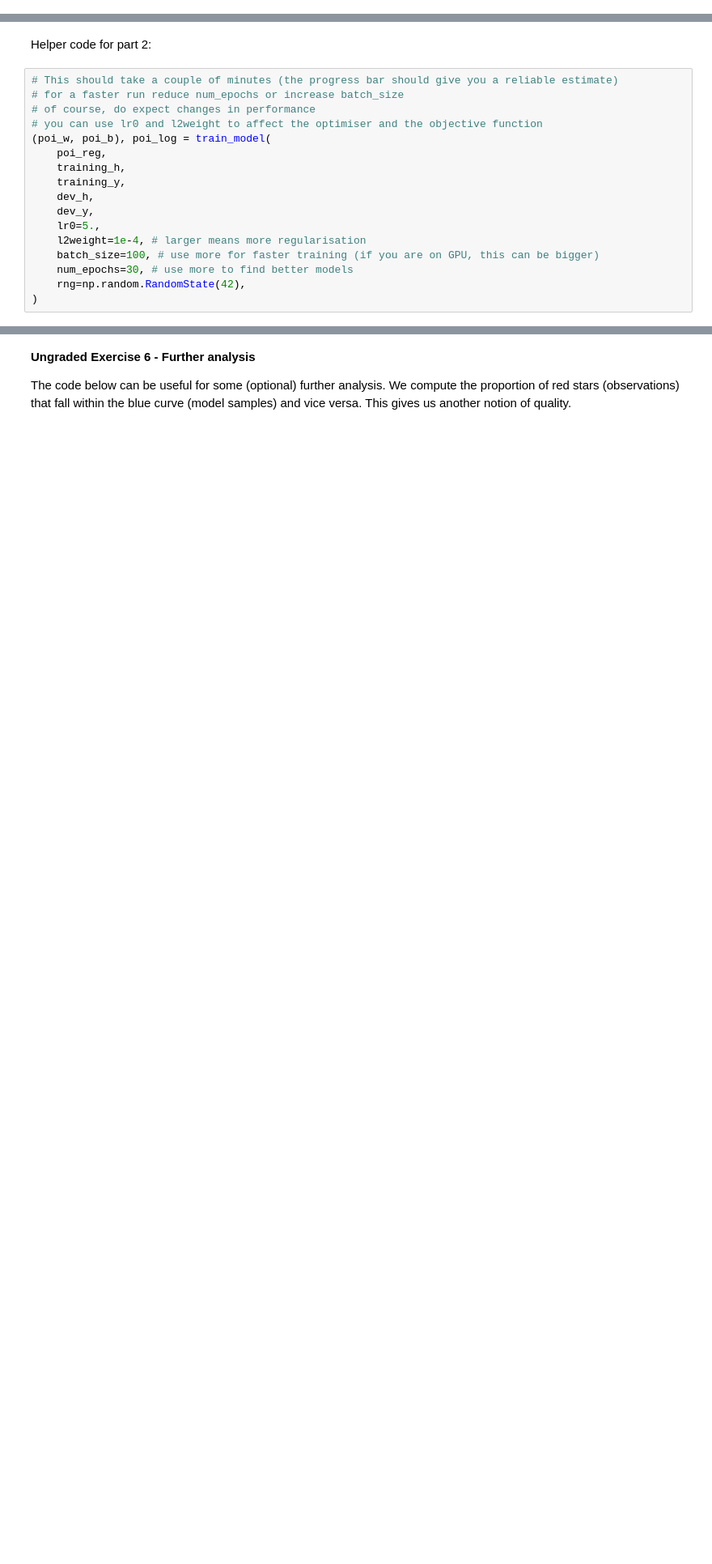
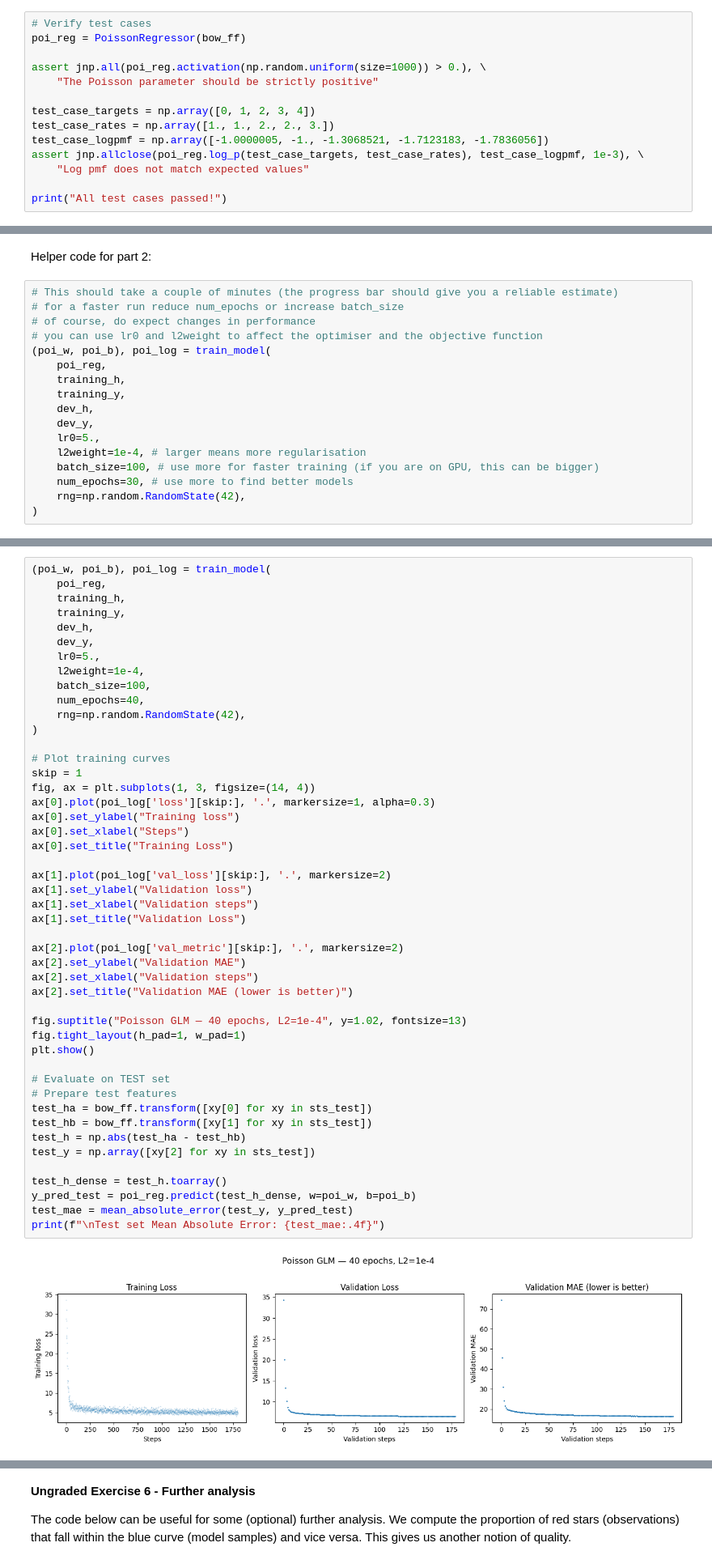
Before and after one commit to Hylkewierda/NTV, a Jupyter notebook: T2.ipynb, the cells around one changed output, grey strips where cells are left out. Shown at 81% size. Saved outputs shown, nothing was run; the diff lists cells and outputs as text; blank space fills up the shorter version.

```diff
--- a/T2.ipynb
+++ b/T2.ipynb
@@ -1458,3 +1629,17 @@ test_case_targets = np.array([0, 1, 2, 3, 4])
 test_case_rates = np.array([1., 1., 2., 2., 3.])
 test_case_logpmf = np.array([-1.0000005, -1.       , -1.3068521, -1.7123183, -1.7836056])
 assert jnp.allclose(poi_reg.log_p(test_case_targets, test_case_rates), test_case_logpmf, 1e-3), "Did you implement the correct expression for Poisson's log pmf? You can use JAX scipy code for that, rather than write it from scratch."
+# %%
+# Verify test cases
+poi_reg = PoissonRegressor(bow_ff)
+
+assert jnp.all(poi_reg.activation(np.random.uniform(size=1000)) > 0.), \
+    "The Poisson parameter should be strictly positive"
+
+test_case_targets = np.array([0, 1, 2, 3, 4])
+test_case_rates = np.array([1., 1., 2., 2., 3.])
+test_case_logpmf = np.array([-1.0000005, -1., -1.3068521, -1.7123183, -1.7836056])
+assert jnp.allclose(poi_reg.log_p(test_case_targets, test_case_rates), test_case_logpmf, 1e-3), \
+    "Log pmf does not match expected values"
+
+print("All test cases passed!")
@@ -1485,0 +1667,49 @@ Helper code for part 2:
+# %%
+(poi_w, poi_b), poi_log = train_model(
+    poi_reg,
+    training_h,
+    training_y,
+    dev_h,
+    dev_y,
+    lr0=5.,
+    l2weight=1e-4,
+    batch_size=100,
+    num_epochs=40,
+    rng=np.random.RandomState(42),
+)
+
+# Plot training curves
+skip = 1
+fig, ax = plt.subplots(1, 3, figsize=(14, 4))
+ax[0].plot(poi_log['loss'][skip:], '.', markersize=1, alpha=0.3)
+ax[0].set_ylabel("Training loss")
+ax[0].set_xlabel("Steps")
+ax[0].set_title("Training Loss")
+
+ax[1].plot(poi_log['val_loss'][skip:], '.', markersize=2)
+ax[1].set_ylabel("Validation loss")
+ax[1].set_xlabel("Validation steps")
+ax[1].set_title("Validation Loss")
+
+ax[2].plot(poi_log['val_metric'][skip:], '.', markersize=2)
+ax[2].set_ylabel("Validation MAE")
+ax[2].set_xlabel("Validation steps")
+ax[2].set_title("Validation MAE (lower is better)")
+
+fig.suptitle("Poisson GLM — 40 epochs, L2=1e-4", y=1.02, fontsize=13)
+fig.tight_layout(h_pad=1, w_pad=1)
+plt.show()
+
+# Evaluate on TEST set
+# Prepare test features
+test_ha = bow_ff.transform([xy[0] for xy in sts_test])
+test_hb = bow_ff.transform([xy[1] for xy in sts_test])
+test_h = np.abs(test_ha - test_hb)
+test_y = np.array([xy[2] for xy in sts_test])
+
+test_h_dense = test_h.toarray()
+y_pred_test = poi_reg.predict(test_h_dense, w=poi_w, b=poi_b)
+test_mae = mean_absolute_error(test_y, y_pred_test)
+print(f"\nTest set Mean Absolute Error: {test_mae:.4f}")
+# %% [output]
+[figure, added]
```
Also changed, not shown: parts of 24 cells of this notebook.
